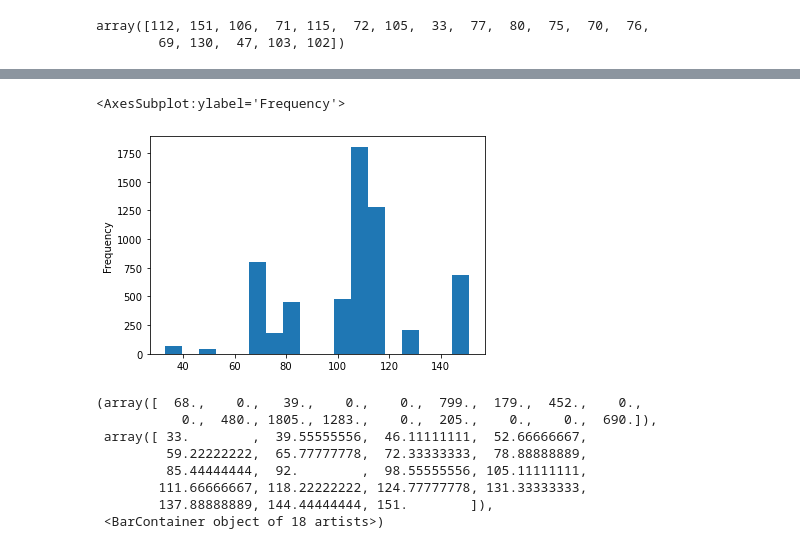
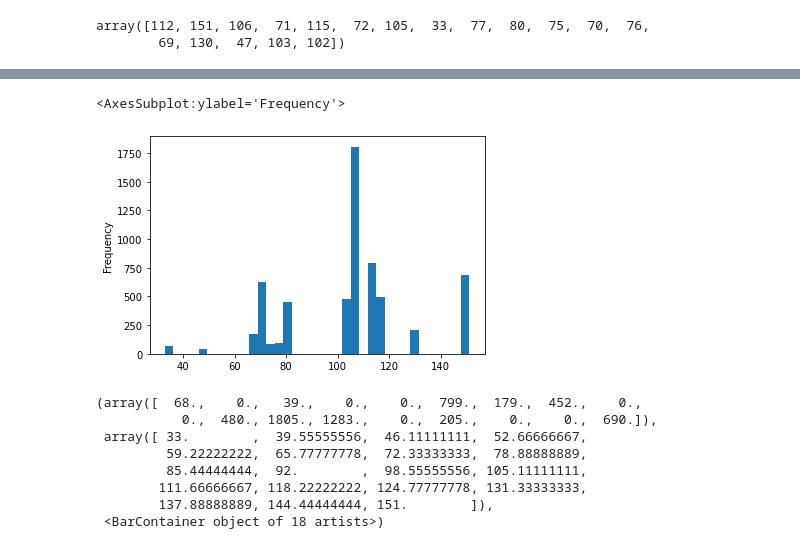
Before and after one commit to Kenn3Th/DAVE3625, a Jupyter notebook: Assignment_1/Oblig1.ipynb, the cells around one changed output, grey strips where cells are left out. Saved outputs shown, nothing was run; the diff lists cells and outputs as text; code cells hidden in the pictures.

```diff
--- a/Assignment_1/Oblig1.ipynb
+++ b/Assignment_1/Oblig1.ipynb
@@ -61,8 +55,8 @@ len(pd.unique(Ruter_df['Kjøretøy_Kapasitet']))
 # %%
-Ruter_df['Kjøretøy_Kapasitet'].plot.hist(bins = 18)
+Ruter_df['Kjøretøy_Kapasitet'].plot.hist(bins = 18*2)
 # %% [output]
 <AxesSubplot:ylabel='Frequency'>
-[figure, old version]
+[figure, new version]
 # %%
 fig_kap = plt.figure() #fig_kap = figure for kapasitet
 ax_kap = fig_kap.add_subplot(1,1,1) #ax_kap = axis for kapasitet
```
Also changed, not shown: parts of 16 cells of this notebook, 2 other files.
